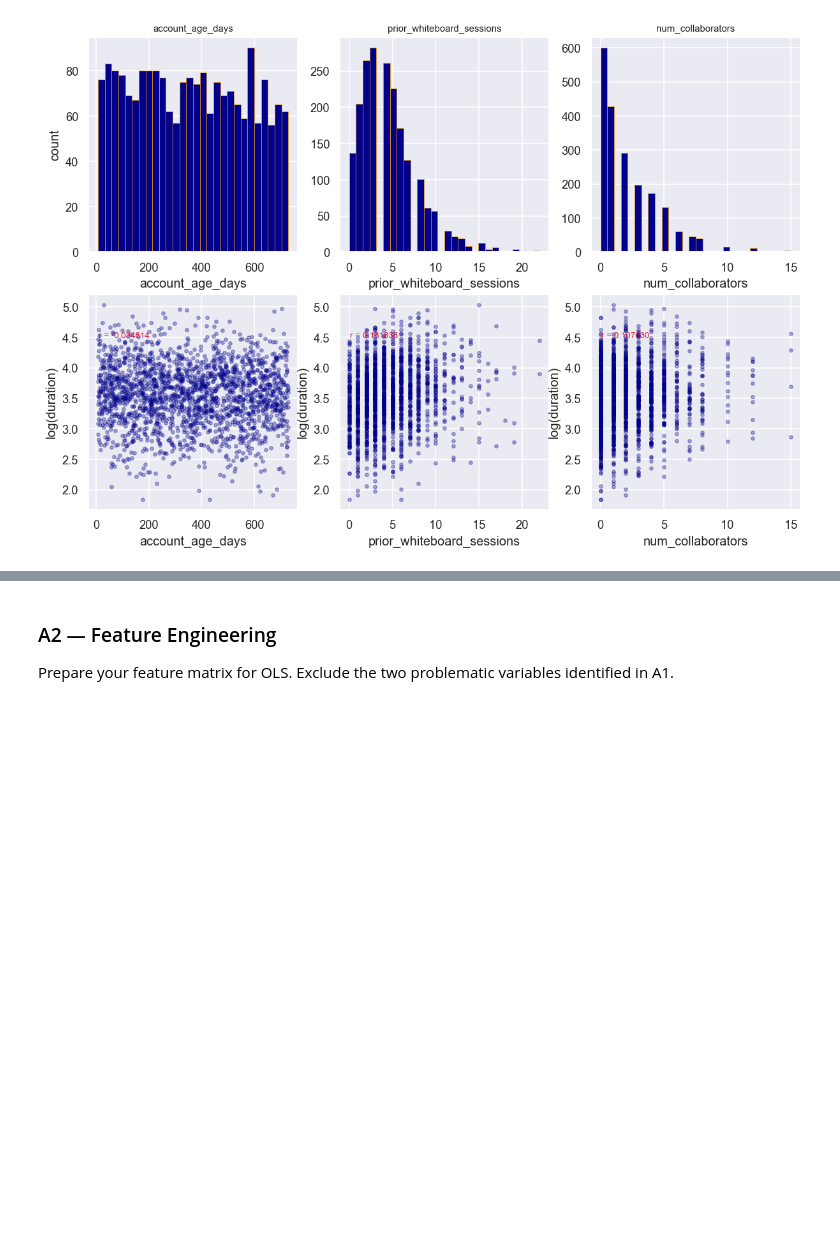
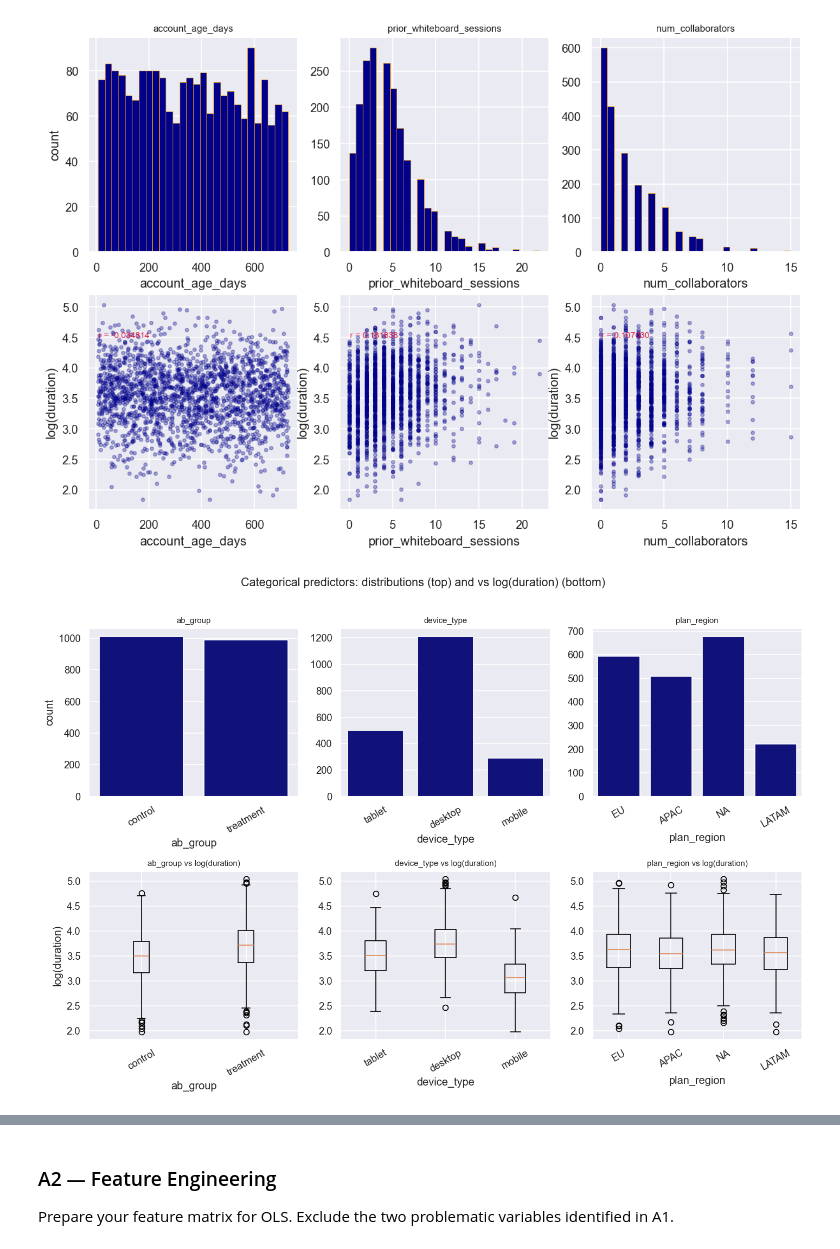
Before and after one commit to timothytzkung/Kung_Tim_Lab_Task, a Jupyter notebook: Assignment_02/IAT461_A2_Scaffold_empty.ipynb, the cells around one changed output, grey strips where cells are left out. Cells and saved outputs as stored; diff of their text form; code cells hidden in the pictures; blank space fills up the shorter version.

```diff
--- a/Assignment_02/IAT461_A2_Scaffold_empty.ipynb
+++ b/Assignment_02/IAT461_A2_Scaffold_empty.ipynb
@@ -309,21 +311,49 @@ for j, col in enumerate(num_predict):
 # %%
 # BEGIN
 #     Define list of categorical predictor variables
-#     Initialize visual grid layout (1 row by N columns, where N is the number of categories)
+cat_predict = [
+    "ab_group",
+    "device_type",
+    "plan_region"
+]
+#     Initialize visual grid layout (2 rows by N columns, where N is the number of categories)
+n = len(cat_predict)
+fig, axes = plt.subplots(2, n, figsize=(4 * n, 8))
+fig.suptitle("Categorical predictors: distributions (top) and vs log(duration) (bottom)",
+             fontsize=13, y=1.01)
+
+log_duration = np.log1p(df_ab["avg_whiteboard_session_duration_min"])
 
 #     FOR each categorical variable:
-#         Retrieve unique category levels
+for j, col in enumerate(cat_predict):
+    #         Retrieve unique category levels
+    levels = df_ab[col].unique()
 
-#         Group log-transformed outcome values by category levels
+    #         Top row: count of each category level
+    sns.countplot(data=df_ab, x=col, ax=axes[0, j], color="darkblue")
+    axes[0, j].set_title(col, fontsize=9)
+    axes[0, j].set_xlabel(col)
+    axes[0, j].set_ylabel("count" if j == 0 else "")
+    axes[0, j].tick_params(axis='x', rotation=30)
 
-#         Draw boxplots of log-transformed outcome grouped by category level
-#         Rotate category axis labels for readability
+    #         Group log-transformed outcome values by category levels
+    #         Draw boxplots of log-transformed outcome grouped by category level
+    grouped = [log_duration[df_ab[col] == lvl].values for lvl in levels]
+    axes[1, j].boxplot(grouped, labels=levels)
+    axes[1, j].set_xlabel(col)
+    axes[1, j].set_ylabel("log(duration)" if j == 0 else "")
+    axes[1, j].set_title(f"{col} vs log(duration)", fontsize=9)
+    #         Rotate category axis labels for readability
+    axes[1, j].tick_params(axis='x', rotation=30)
 
-#         Label axis and set titles
 #     END FOR
 
 #     Render layout
+plt.tight_layout()
+plt.show()
 # END
+# %% [output]
+[figure, added]
 # %% [markdown]
 **✏️ Your interpretation (A1.3):**
 
```
Also changed, not shown: parts of 14 cells of this notebook, 2 other files.
